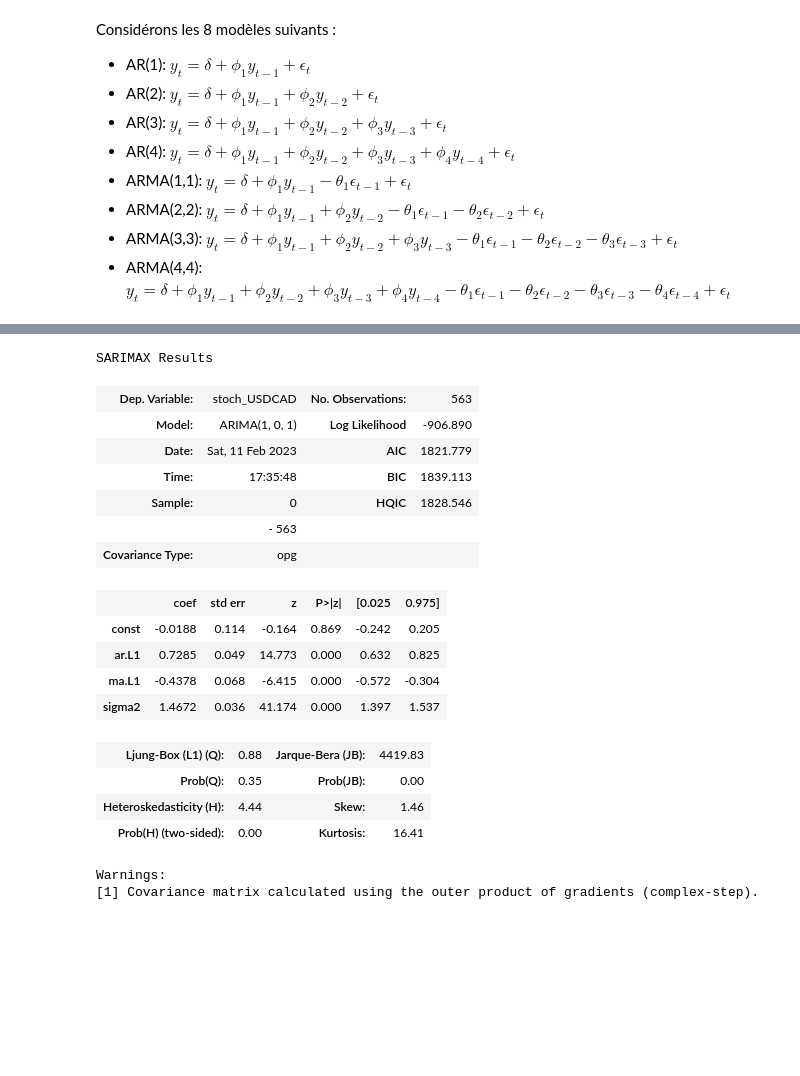
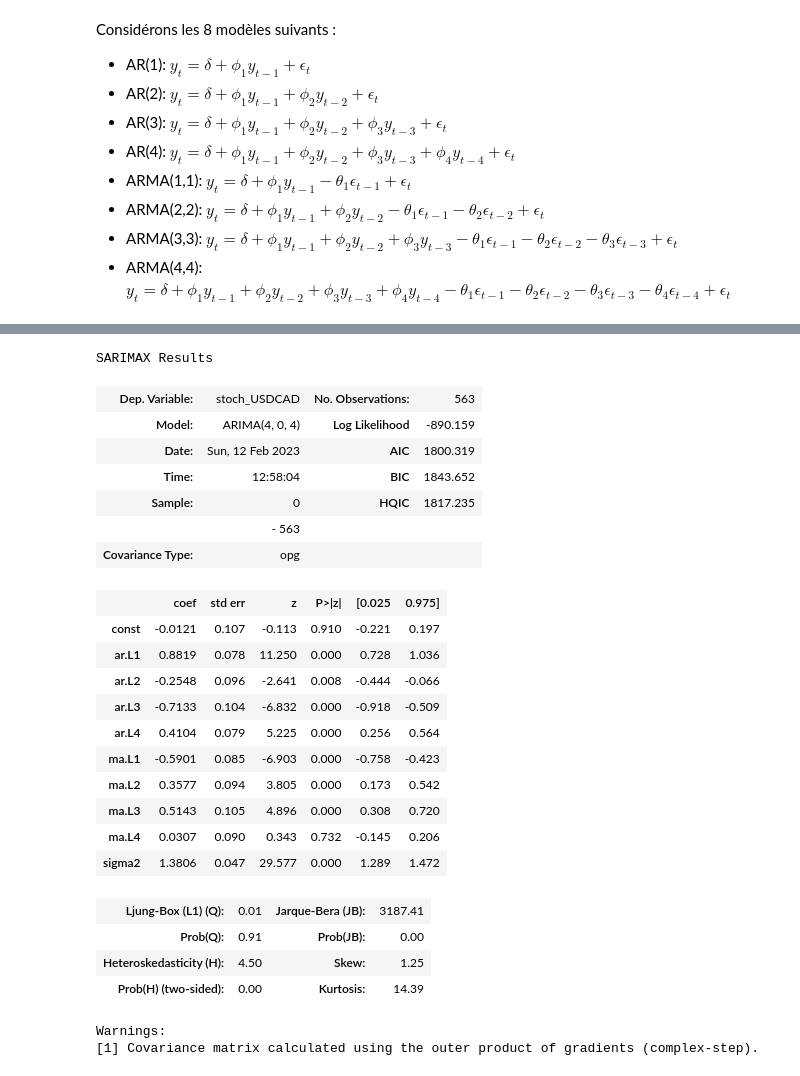
Before and after one commit to Thomas4390/econometrics_tp1, a Jupyter notebook: tp1.ipynb, the cells around one changed output, grey strips where cells are left out. Drawn from its saved outputs; the diff is of its cells as text; code cells hidden in the pictures; blank space fills up the shorter version.

```diff
--- a/tp1.ipynb
+++ b/tp1.ipynb
@@ -194,7 +194,7 @@ order_list = [([1], 0, [0]),
                ([1, 2, 3], 0, [1, 2, 3]),
                ([1, 2, 3, 4], 0, [1, 2, 3, 4])]
 # %%
-arma_summary = {}
+arma_models = {}
 
 for order in order_list:
     print(f"Autoregressive lags: {order[0]}")
@@ -204,7 +204,7 @@ for order in order_list:
     results = model.fit()
     print(results.summary())
 
-    arma_summary[f"ARMA({order[0][-1]},{order[2][-1]})"] = results.summary()
+    arma_models[f"ARMA({order[0][-1]},{order[2][-1]})"] = results
 # %% [output]
 Autoregressive lags: [1]
 Moving average lags: [0]
@@ -223,25 +223,31 @@ Covariance Type:                  opg
 
 Warnings:
 [1] Covariance matrix calculated using the outer product of gradients (complex-step).
-# %%
-arma_summary["ARMA(1,1)"]
-# %% [output]
-SARIMAX Results
-| Dep. Variable: | stoch_USDCAD | No. Observations: | 563 |
-| Model: | ARIMA(1, 0, 1) | Log Likelihood | -906.890 |
-| Date: | Sat, 11 Feb 2023 | AIC | 1821.779 |
-| Time: | 17:35:48 | BIC | 1839.113 |
-| Sample: | 0 | HQIC | 1828.546 |
-|  | - 563 |  |  |
-| Covariance Type: | opg |  |  |
-|  | coef | std err | z | P>|z| | [0.025 | 0.975] |
-| const | -0.0188 | 0.114 | -0.164 | 0.869 | -0.242 | 0.205 |
-| ar.L1 | 0.7285 | 0.049 | 14.773 | 0.000 | 0.632 | 0.825 |
-| ma.L1 | -0.4378 | 0.068 | -6.415 | 0.000 | -0.572 | -0.304 |
-| sigma2 | 1.4672 | 0.036 | 41.174 | 0.000 | 1.397 | 1.537 |
-| Ljung-Box (L1) (Q): | 0.88 | Jarque-Bera (JB): | 4419.83 |
-| Prob(Q): | 0.35 | Prob(JB): | 0.00 |
-| Heteroskedasticity (H): | 4.44 | Skew: | 1.46 |
-| Prob(H) (two-sided): | 0.00 | Kurtosis: | 16.41 |
-Warnings:
-[1] Covariance matrix calculated using the outer product of gradients (complex-step).
+# %%
+arma_models["ARMA(4,4)"].summary()
+# %% [output]
+SARIMAX Results
+| Dep. Variable: | stoch_USDCAD | No. Observations: | 563 |
+| Model: | ARIMA(4, 0, 4) | Log Likelihood | -890.159 |
+| Date: | Sun, 12 Feb 2023 | AIC | 1800.319 |
+| Time: | 12:58:04 | BIC | 1843.652 |
+| Sample: | 0 | HQIC | 1817.235 |
+|  | - 563 |  |  |
+| Covariance Type: | opg |  |  |
+|  | coef | std err | z | P>|z| | [0.025 | 0.975] |
+| const | -0.0121 | 0.107 | -0.113 | 0.910 | -0.221 | 0.197 |
+| ar.L1 | 0.8819 | 0.078 | 11.250 | 0.000 | 0.728 | 1.036 |
+| ar.L2 | -0.2548 | 0.096 | -2.641 | 0.008 | -0.444 | -0.066 |
+| ar.L3 | -0.7133 | 0.104 | -6.832 | 0.000 | -0.918 | -0.509 |
+| ar.L4 | 0.4104 | 0.079 | 5.225 | 0.000 | 0.256 | 0.564 |
+| ma.L1 | -0.5901 | 0.085 | -6.903 | 0.000 | -0.758 | -0.423 |
+| ma.L2 | 0.3577 | 0.094 | 3.805 | 0.000 | 0.173 | 0.542 |
+| ma.L3 | 0.5143 | 0.105 | 4.896 | 0.000 | 0.308 | 0.720 |
+| ma.L4 | 0.0307 | 0.090 | 0.343 | 0.732 | -0.145 | 0.206 |
+| sigma2 | 1.3806 | 0.047 | 29.577 | 0.000 | 1.289 | 1.472 |
+| Ljung-Box (L1) (Q): | 0.01 | Jarque-Bera (JB): | 3187.41 |
+| Prob(Q): | 0.91 | Prob(JB): | 0.00 |
+| Heteroskedasticity (H): | 4.50 | Skew: | 1.25 |
+| Prob(H) (two-sided): | 0.00 | Kurtosis: | 14.39 |
+Warnings:
+[1] Covariance matrix calculated using the outer product of gradients (complex-step).
```
Also changed, not shown: parts of 1 cell of this notebook.
